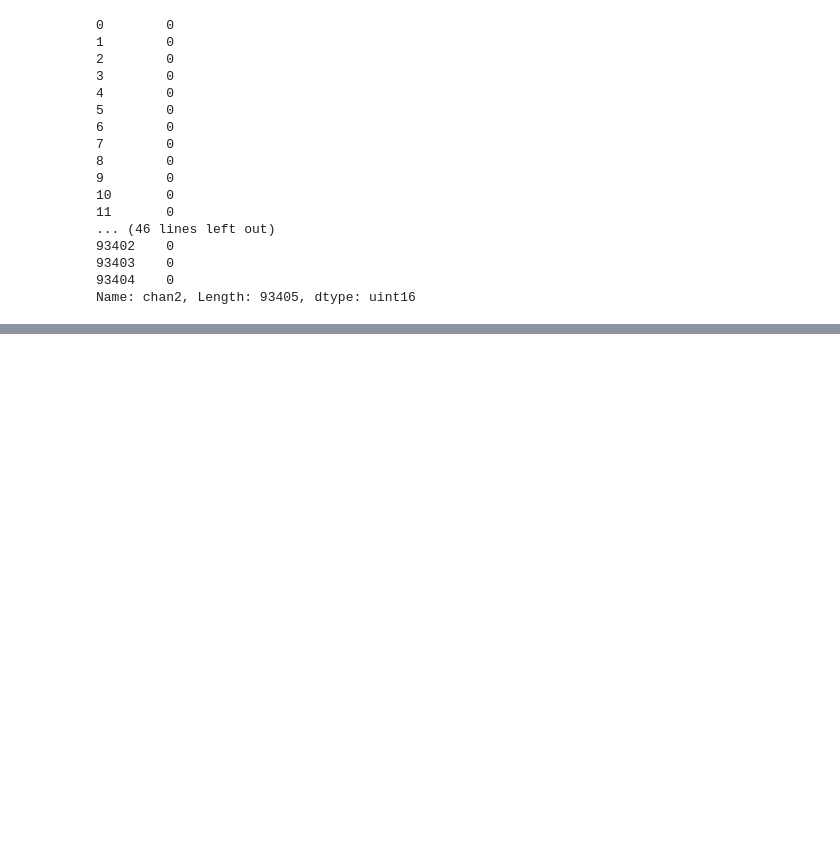
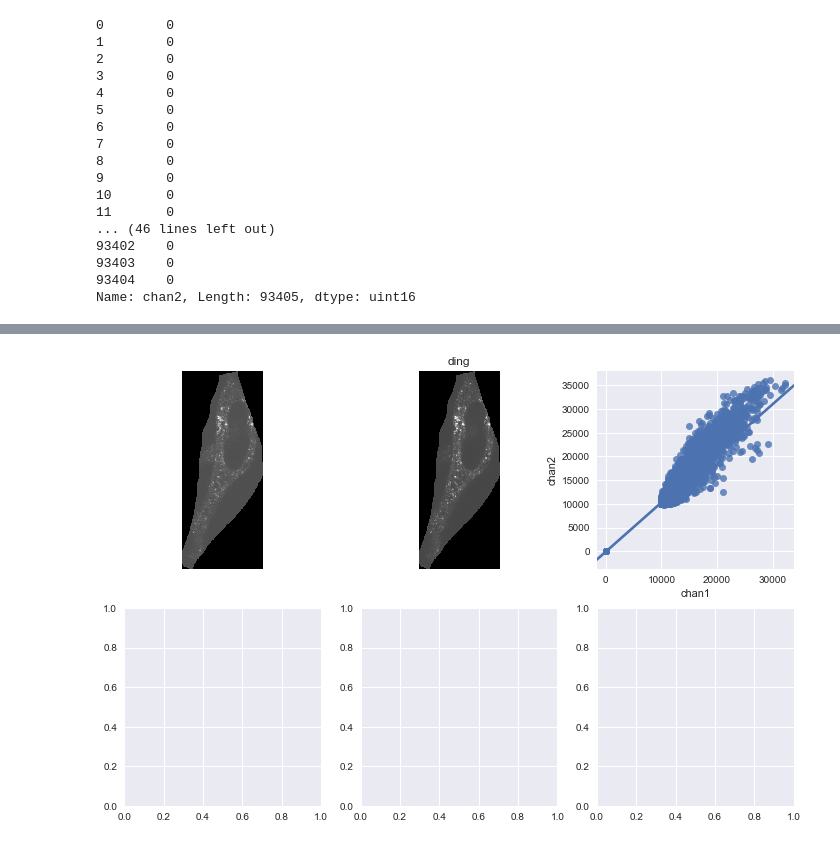
Before and after one commit to plinders/pyColocalizer, a Jupyter notebook: pyColocalizer.ipynb, the cells around one changed output, grey strips where cells are left out. Cells and saved outputs as stored; diff of their text form; code cells hidden in the pictures; blank space fills up the shorter version.

```diff
--- a/pyColocalizer.ipynb
+++ b/pyColocalizer.ipynb
@@ -385,0 +451,20 @@ Name: chan2, Length: 93405, dtype: uint16
+# %%
+plt.figure(figsize=(12, 8))
+G = gridspec.GridSpec(2, 3)
+
+ax_1 = plt.subplot(G[0,0])
+ax_1.imshow(images[0], cmap = plt.cm.gray)
+plt.xticks(())
+plt.yticks(())
+ax_2 = plt.subplot(G[0,1])
+ax_2.imshow(images[1], cmap = plt.cm.gray)
+plt.xticks(())
+plt.yticks(())
+plt.title("ding")
+ax_3 = plt.subplot(G[0,2])
+sns.regplot(df["chan1"], df["chan2"])
+ax_4 = plt.subplot(G[1,0])
+ax_5 = plt.subplot(G[1,1])
+ax_6 = plt.subplot(G[1,2])
+# %% [output]
+[figure, added]
```
Also changed, not shown: parts of 4 cells of this notebook, 3 other files.
